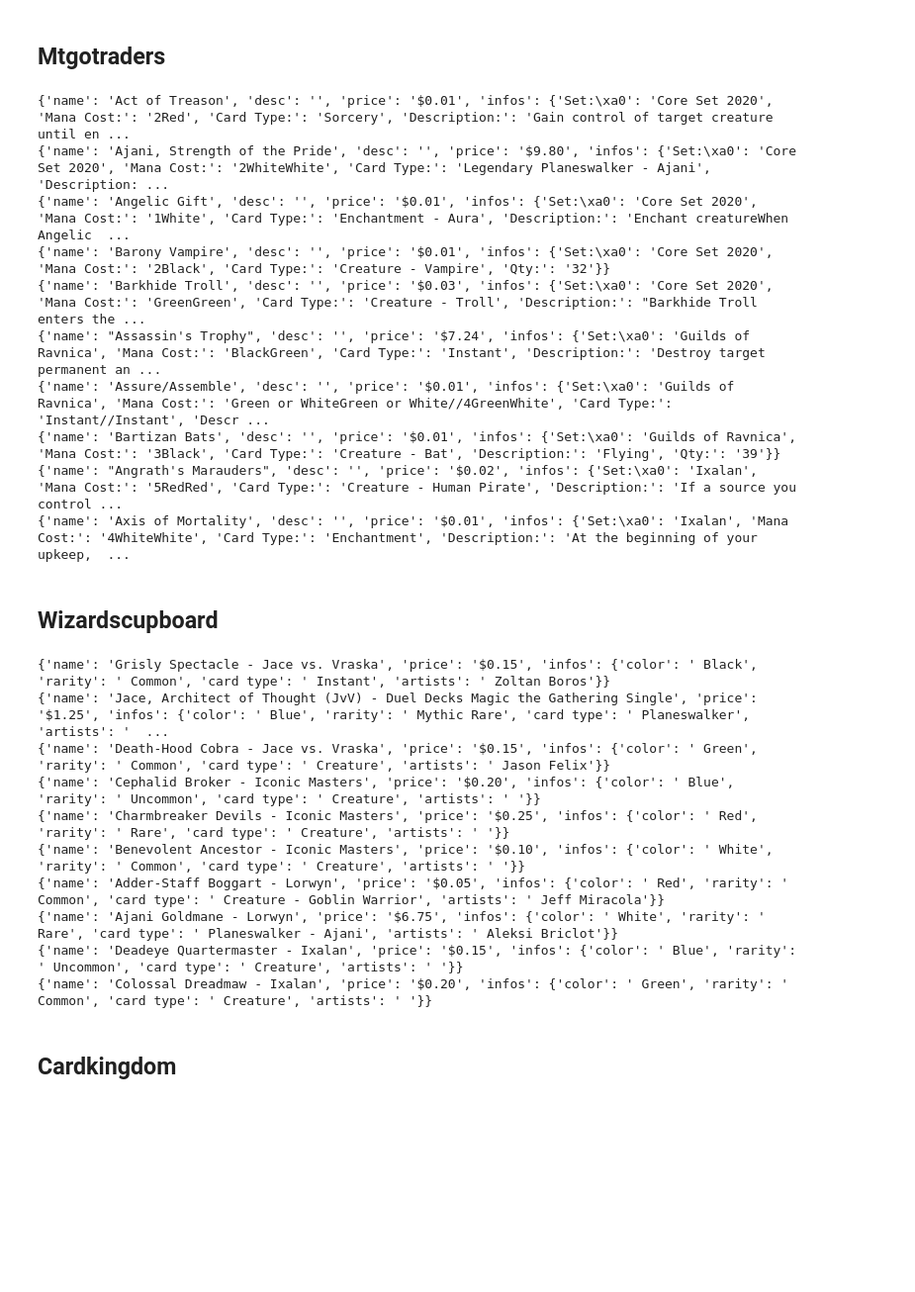
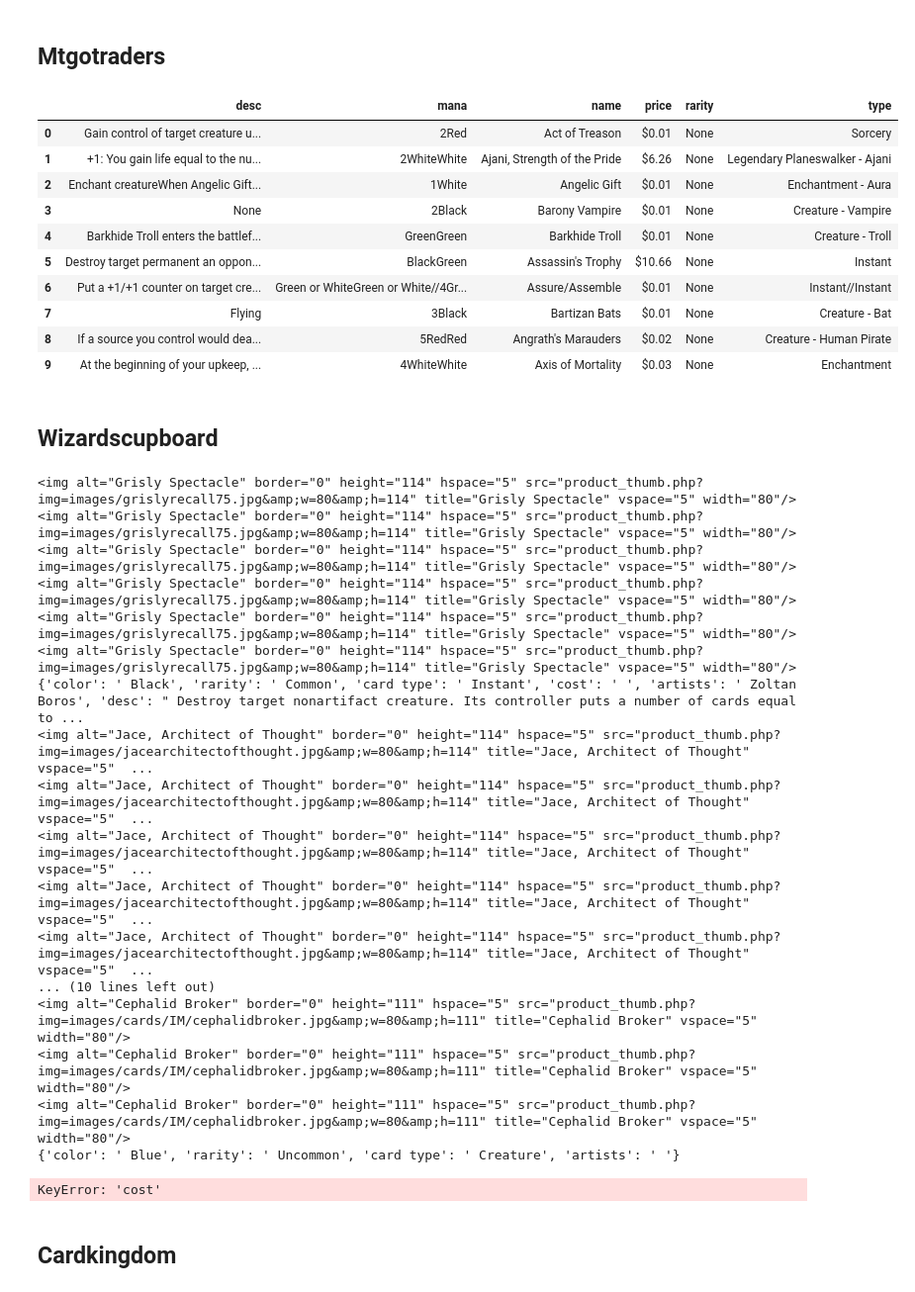
Before and after one commit to Jcss3/Projeto-1__RI, a Jupyter notebook: Classifier.ipynb, the cells around one changed output. Shown at 99% size. Cells and saved outputs as stored; diff of their text form; code cells hidden in the pictures; blank space fills up the shorter version.

```diff
--- a/Classifier.ipynb
+++ b/Classifier.ipynb
@@ -311,23 +345,26 @@ def extract_mtgotraders(soup):
     keys = [dt.text for dt in dl.find_all('dt')]
     values = [get_text_from_contents(dd.contents) for dd in dl.find_all('dd')]
     infos = dict(zip(keys, values))
-    return {'name': name, 'desc': '', 'price': price, 'infos': infos}
+    return {'name': name, 'desc': infos['Description:'] if 'Description:' in infos else None, 'type': infos['Card Type:'], 'rarity': None, 'mana': infos['Mana Cost:'], 'price': price}
-# %% [output]
-{'name': 'Act of Treason', 'desc': '', 'price': '$0.01', 'infos': {'Set:\xa0': 'Core Set 2020', 'Mana Cost:': '2Red', 'Card Type:': 'Sorcery', 'Description:': 'Gain control of target creature until en ...
-{'name': 'Ajani, Strength of the Pride', 'desc': '', 'price': '$9.80', 'infos': {'Set:\xa0': 'Core Set 2020', 'Mana Cost:': '2WhiteWhite', 'Card Type:': 'Legendary Planeswalker - Ajani', 'Description: ...
-{'name': 'Angelic Gift', 'desc': '', 'price': '$0.01', 'infos': {'Set:\xa0': 'Core Set 2020', 'Mana Cost:': '1White', 'Card Type:': 'Enchantment - Aura', 'Description:': 'Enchant creatureWhen Angelic  ...
-{'name': 'Barony Vampire', 'desc': '', 'price': '$0.01', 'infos': {'Set:\xa0': 'Core Set 2020', 'Mana Cost:': '2Black', 'Card Type:': 'Creature - Vampire', 'Qty:': '32'}}
-{'name': 'Barkhide Troll', 'desc': '', 'price': '$0.03', 'infos': {'Set:\xa0': 'Core Set 2020', 'Mana Cost:': 'GreenGreen', 'Card Type:': 'Creature - Troll', 'Description:': "Barkhide Troll enters the ...
-{'name': "Assassin's Trophy", 'desc': '', 'price': '$7.24', 'infos': {'Set:\xa0': 'Guilds of Ravnica', 'Mana Cost:': 'BlackGreen', 'Card Type:': 'Instant', 'Description:': 'Destroy target permanent an ...
-{'name': 'Assure/Assemble', 'desc': '', 'price': '$0.01', 'infos': {'Set:\xa0': 'Guilds of Ravnica', 'Mana Cost:': 'Green or WhiteGreen or White//4GreenWhite', 'Card Type:': 'Instant//Instant', 'Descr ...
-{'name': 'Bartizan Bats', 'desc': '', 'price': '$0.01', 'infos': {'Set:\xa0': 'Guilds of Ravnica', 'Mana Cost:': '3Black', 'Card Type:': 'Creature - Bat', 'Description:': 'Flying', 'Qty:': '39'}}
-{'name': "Angrath's Marauders", 'desc': '', 'price': '$0.02', 'infos': {'Set:\xa0': 'Ixalan', 'Mana Cost:': '5RedRed', 'Card Type:': 'Creature - Human Pirate', 'Description:': 'If a source you control ...
-{'name': 'Axis of Mortality', 'desc': '', 'price': '$0.01', 'infos': {'Set:\xa0': 'Ixalan', 'Mana Cost:': '4WhiteWhite', 'Card Type:': 'Enchantment', 'Description:': 'At the beginning of your upkeep,  ...
 # %%
+l = []
 for url in urls:
     html = open("./train-set/" + url, "r")
     soup = BeautifulSoup(html)
-    print(extract_mtgotraders(soup))
+    l.append(extract_mtgotraders(soup))
+pd.DataFrame(l)
+# %% [output]
+|  | desc | mana | name | price | rarity | type |
+| 0 | Gain control of target creature u... | 2Red | Act of Treason | $0.01 | None | Sorcery |
+| 1 | +1: You gain life equal to the nu... | 2WhiteWhite | Ajani, Strength of the Pride | $6.26 | None | Legendary Planeswalker - Ajani |
+| 2 | Enchant creatureWhen Angelic Gift... | 1White | Angelic Gift | $0.01 | None | Enchantment - Aura |
+| 3 | None | 2Black | Barony Vampire | $0.01 | None | Creature - Vampire |
+| 4 | Barkhide Troll enters the battlef... | GreenGreen | Barkhide Troll | $0.01 | None | Creature - Troll |
+| 5 | Destroy target permanent an oppon... | BlackGreen | Assassin's Trophy | $10.66 | None | Instant |
+| 6 | Put a +1/+1 counter on target cre... | Green or WhiteGreen or White//4Gr... | Assure/Assemble | $0.01 | None | Instant//Instant |
+| 7 | Flying | 3Black | Bartizan Bats | $0.01 | None | Creature - Bat |
+| 8 | If a source you control would dea... | 5RedRed | Angrath's Marauders | $0.02 | None | Creature - Human Pirate |
+| 9 | At the beginning of your upkeep, ... | 4WhiteWhite | Axis of Mortality | $0.03 | None | Enchantment |
 # %% [markdown]
 ## Wizardscupboard
 # %%
@@ -370,19 +414,29 @@ def extract_wizardscupboard(soup):
 # %%
+l = []
 for url in urls:
     html = open("./train-set/" + url, "r")
     soup = BeautifulSoup(html)
-    print(extract_wizardscupboard(soup))
+    l.append(extract_wizardscupboard(soup))
+pd.DataFrame(l)
 # %% [output]
-{'name': 'Grisly Spectacle - Jace vs. Vraska', 'price': '$0.15', 'infos': {'color': ' Black', 'rarity': ' Common', 'card type': ' Instant', 'artists': ' Zoltan Boros'}}
-{'name': 'Jace, Architect of Thought (JvV) - Duel Decks Magic the Gathering Single', 'price': '$1.25', 'infos': {'color': ' Blue', 'rarity': ' Mythic Rare', 'card type': ' Planeswalker', 'artists': '  ...
-{'name': 'Death-Hood Cobra - Jace vs. Vraska', 'price': '$0.15', 'infos': {'color': ' Green', 'rarity': ' Common', 'card type': ' Creature', 'artists': ' Jason Felix'}}
-{'name': 'Cephalid Broker - Iconic Masters', 'price': '$0.20', 'infos': {'color': ' Blue', 'rarity': ' Uncommon', 'card type': ' Creature', 'artists': ' '}}
-{'name': 'Charmbreaker Devils - Iconic Masters', 'price': '$0.25', 'infos': {'color': ' Red', 'rarity': ' Rare', 'card type': ' Creature', 'artists': ' '}}
-{'name': 'Benevolent Ancestor - Iconic Masters', 'price': '$0.10', 'infos': {'color': ' White', 'rarity': ' Common', 'card type': ' Creature', 'artists': ' '}}
-{'name': 'Adder-Staff Boggart - Lorwyn', 'price': '$0.05', 'infos': {'color': ' Red', 'rarity': ' Common', 'card type': ' Creature - Goblin Warrior', 'artists': ' Jeff Miracola'}}
-{'name': 'Ajani Goldmane - Lorwyn', 'price': '$6.75', 'infos': {'color': ' White', 'rarity': ' Rare', 'card type': ' Planeswalker - Ajani', 'artists': ' Aleksi Briclot'}}
-{'name': 'Deadeye Quartermaster - Ixalan', 'price': '$0.15', 'infos': {'color': ' Blue', 'rarity': ' Uncommon', 'card type': ' Creature', 'artists': ' '}}
-{'name': 'Colossal Dreadmaw - Ixalan', 'price': '$0.20', 'infos': {'color': ' Green', 'rarity': ' Common', 'card type': ' Creature', 'artists': ' '}}
+<img alt="Grisly Spectacle" border="0" height="114" hspace="5" src="product_thumb.php?img=images/grislyrecall75.jpg&amp;w=80&amp;h=114" title="Grisly Spectacle" vspace="5" width="80"/>
+<img alt="Grisly Spectacle" border="0" height="114" hspace="5" src="product_thumb.php?img=images/grislyrecall75.jpg&amp;w=80&amp;h=114" title="Grisly Spectacle" vspace="5" width="80"/>
+<img alt="Grisly Spectacle" border="0" height="114" hspace="5" src="product_thumb.php?img=images/grislyrecall75.jpg&amp;w=80&amp;h=114" title="Grisly Spectacle" vspace="5" width="80"/>
+<img alt="Grisly Spectacle" border="0" height="114" hspace="5" src="product_thumb.php?img=images/grislyrecall75.jpg&amp;w=80&amp;h=114" title="Grisly Spectacle" vspace="5" width="80"/>
+<img alt="Grisly Spectacle" border="0" height="114" hspace="5" src="product_thumb.php?img=images/grislyrecall75.jpg&amp;w=80&amp;h=114" title="Grisly Spectacle" vspace="5" width="80"/>
+<img alt="Grisly Spectacle" border="0" height="114" hspace="5" src="product_thumb.php?img=images/grislyrecall75.jpg&amp;w=80&amp;h=114" title="Grisly Spectacle" vspace="5" width="80"/>
+{'color': ' Black', 'rarity': ' Common', 'card type': ' Instant', 'cost': ' ', 'artists': ' Zoltan Boros', 'desc': " Destroy target nonartifact creature. Its controller puts a number of cards equal to ...
+<img alt="Jace, Architect of Thought" border="0" height="114" hspace="5" src="product_thumb.php?img=images/jacearchitectofthought.jpg&amp;w=80&amp;h=114" title="Jace, Architect of Thought" vspace="5"  ...
+<img alt="Jace, Architect of Thought" border="0" height="114" hspace="5" src="product_thumb.php?img=images/jacearchitectofthought.jpg&amp;w=80&amp;h=114" title="Jace, Architect of Thought" vspace="5"  ...
+<img alt="Jace, Architect of Thought" border="0" height="114" hspace="5" src="product_thumb.php?img=images/jacearchitectofthought.jpg&amp;w=80&amp;h=114" title="Jace, Architect of Thought" vspace="5"  ...
+<img alt="Jace, Architect of Thought" border="0" height="114" hspace="5" src="product_thumb.php?img=images/jacearchitectofthought.jpg&amp;w=80&amp;h=114" title="Jace, Architect of Thought" vspace="5"  ...
+<img alt="Jace, Architect of Thought" border="0" height="114" hspace="5" src="product_thumb.php?img=images/jacearchitectofthought.jpg&amp;w=80&amp;h=114" title="Jace, Architect of Thought" vspace="5"  ...
+... (10 lines left out)
+<img alt="Cephalid Broker" border="0" height="111" hspace="5" src="product_thumb.php?img=images/cards/IM/cephalidbroker.jpg&amp;w=80&amp;h=111" title="Cephalid Broker" vspace="5" width="80"/>
+<img alt="Cephalid Broker" border="0" height="111" hspace="5" src="product_thumb.php?img=images/cards/IM/cephalidbroker.jpg&amp;w=80&amp;h=111" title="Cephalid Broker" vspace="5" width="80"/>
+<img alt="Cephalid Broker" border="0" height="111" hspace="5" src="product_thumb.php?img=images/cards/IM/cephalidbroker.jpg&amp;w=80&amp;h=111" title="Cephalid Broker" vspace="5" width="80"/>
+{'color': ' Blue', 'rarity': ' Uncommon', 'card type': ' Creature', 'artists': ' '}
+KeyError: 'cost'
 # %% [markdown]
 ## Cardkingdom
 # %%
```
Also changed, not shown: parts of 23 cells of this notebook, 1 other file.
